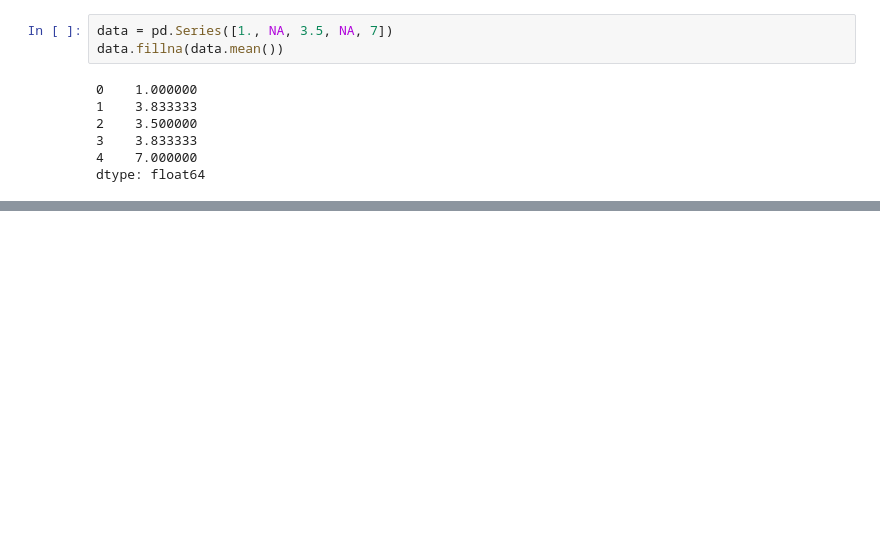
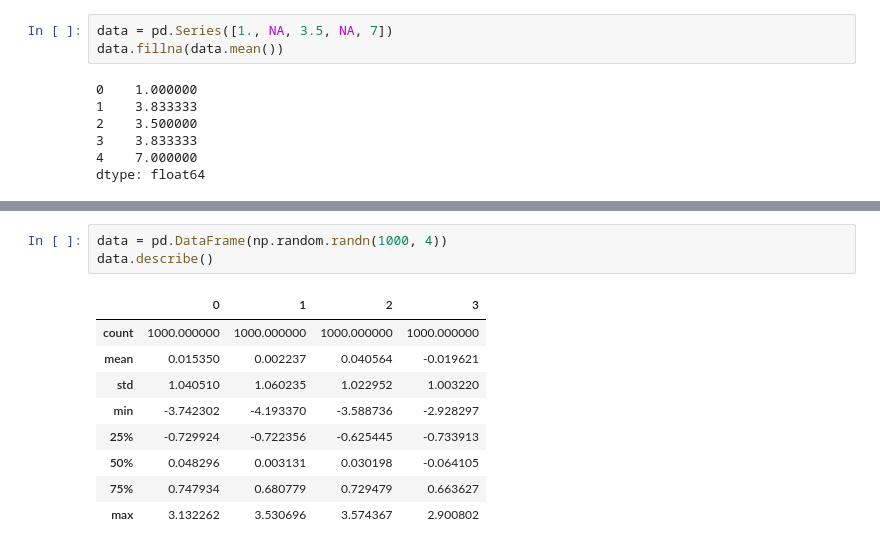
Before and after one commit to bartezz32/pandas-anaconda, a Jupyter notebook: chapter7/Data_Preprocessing.ipynb, the cells around one changed output, grey strips where cells are left out. Cells and saved outputs as stored; diff of their text form; blank space fills up the shorter version.

```diff
--- a/chapter7/Data_Preprocessing.ipynb
+++ b/chapter7/Data_Preprocessing.ipynb
@@ -162,0 +443,13 @@ dtype: float64
+# %%
+data = pd.DataFrame(np.random.randn(1000, 4))
+data.describe()
+# %% [output]
+|  | 0 | 1 | 2 | 3 |
+| count | 1000.000000 | 1000.000000 | 1000.000000 | 1000.000000 |
+| mean | 0.015350 | 0.002237 | 0.040564 | -0.019621 |
+| std | 1.040510 | 1.060235 | 1.022952 | 1.003220 |
+| min | -3.742302 | -4.193370 | -3.588736 | -2.928297 |
+| 25% | -0.729924 | -0.722356 | -0.625445 | -0.733913 |
+| 50% | 0.048296 | 0.003131 | 0.030198 | -0.064105 |
+| 75% | 0.747934 | 0.680779 | 0.729479 | 0.663627 |
+| max | 3.132262 | 3.530696 | 3.574367 | 2.900802 |
```
Also changed, not shown: parts of 62 cells of this notebook, 4 other files.
